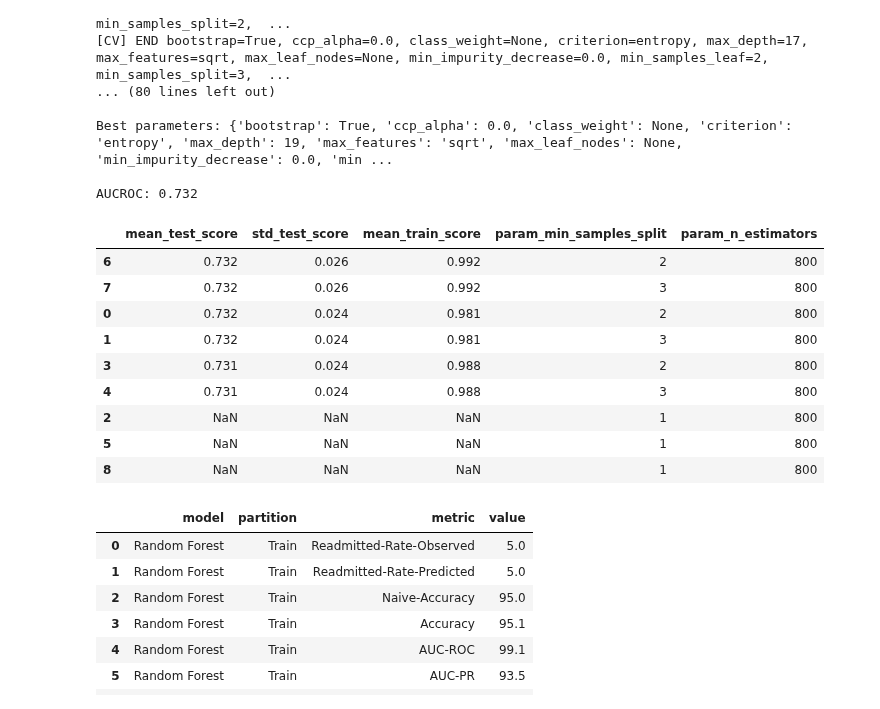
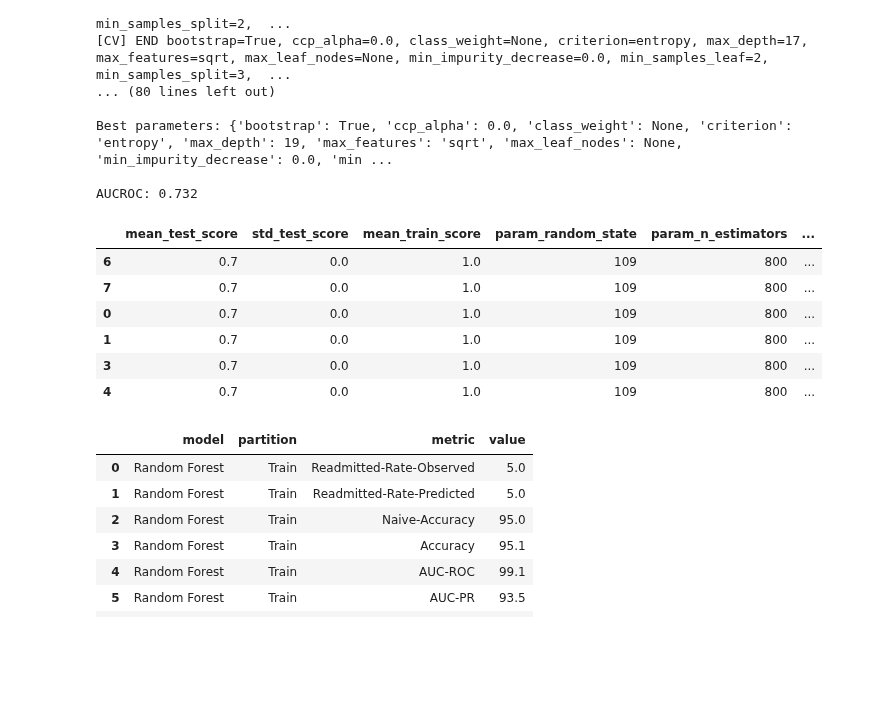
Before and after one commit to stevenworthington/cs109a_final_project, a Jupyter notebook: code/rfmodelyaseen.ipynb, the cells around one changed output. Saved outputs shown, nothing was run; the diff lists cells and outputs as text; code cells hidden in the pictures; blank space fills up the shorter version.

```diff
--- a/code/rfmodelyaseen.ipynb
+++ b/code/rfmodelyaseen.ipynb
@@ -161,18 +161,15 @@ AUCROC: 0.732
 # %%
 # get training and validation scores for each hyperparameter combination
 pd.set_option('display.precision', 3)
-get_train_val_scores(rf, params=['min_samples_split', 'n_estimators'])
+get_train_val_scores(rf, params=params).dropna(subset=['mean_test_score'])
 # %% [output]
-|  | mean_test_score | std_test_score | mean_train_score | param_min_samples_split | param_n_estimators |
-| 6 | 0.732 | 0.026 | 0.992 | 2 | 800 |
-| 7 | 0.732 | 0.026 | 0.992 | 3 | 800 |
-| 0 | 0.732 | 0.024 | 0.981 | 2 | 800 |
-| 1 | 0.732 | 0.024 | 0.981 | 3 | 800 |
-| 3 | 0.731 | 0.024 | 0.988 | 2 | 800 |
-| 4 | 0.731 | 0.024 | 0.988 | 3 | 800 |
-| 2 | NaN | NaN | NaN | 1 | 800 |
-| 5 | NaN | NaN | NaN | 1 | 800 |
-| 8 | NaN | NaN | NaN | 1 | 800 |
+|  | mean_test_score | std_test_score | mean_train_score | param_random_state | param_n_estimators | ... |
+| 6 | 0.7 | 0.0 | 1.0 | 109 | 800 | ... |
+| 7 | 0.7 | 0.0 | 1.0 | 109 | 800 | ... |
+| 0 | 0.7 | 0.0 | 1.0 | 109 | 800 | ... |
+| 1 | 0.7 | 0.0 | 1.0 | 109 | 800 | ... |
+| 3 | 0.7 | 0.0 | 1.0 | 109 | 800 | ... |
+| 4 | 0.7 | 0.0 | 1.0 | 109 | 800 | ... |
 # %%
 results=[]
 data = (X_train_transformed, X_test_transformed, y_train, y_test)
```
